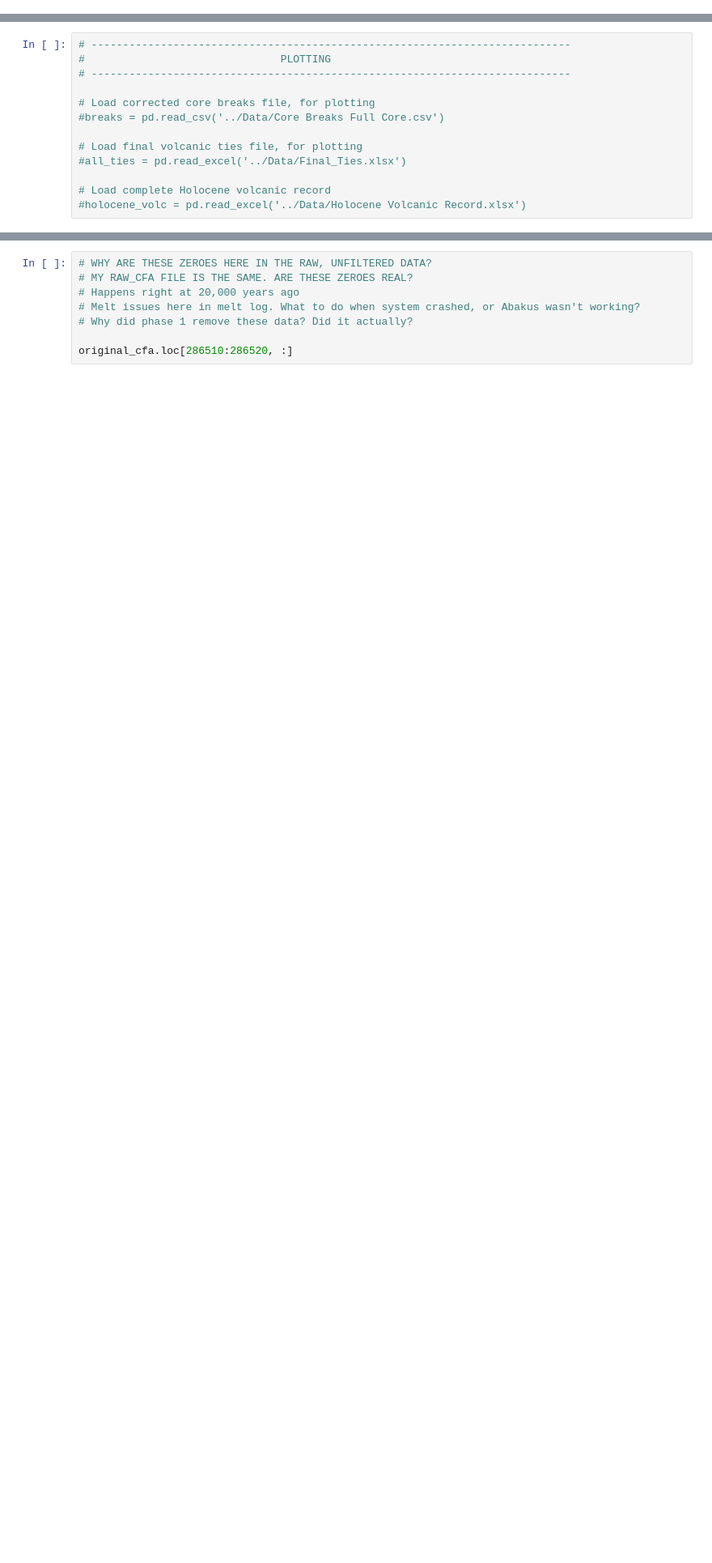
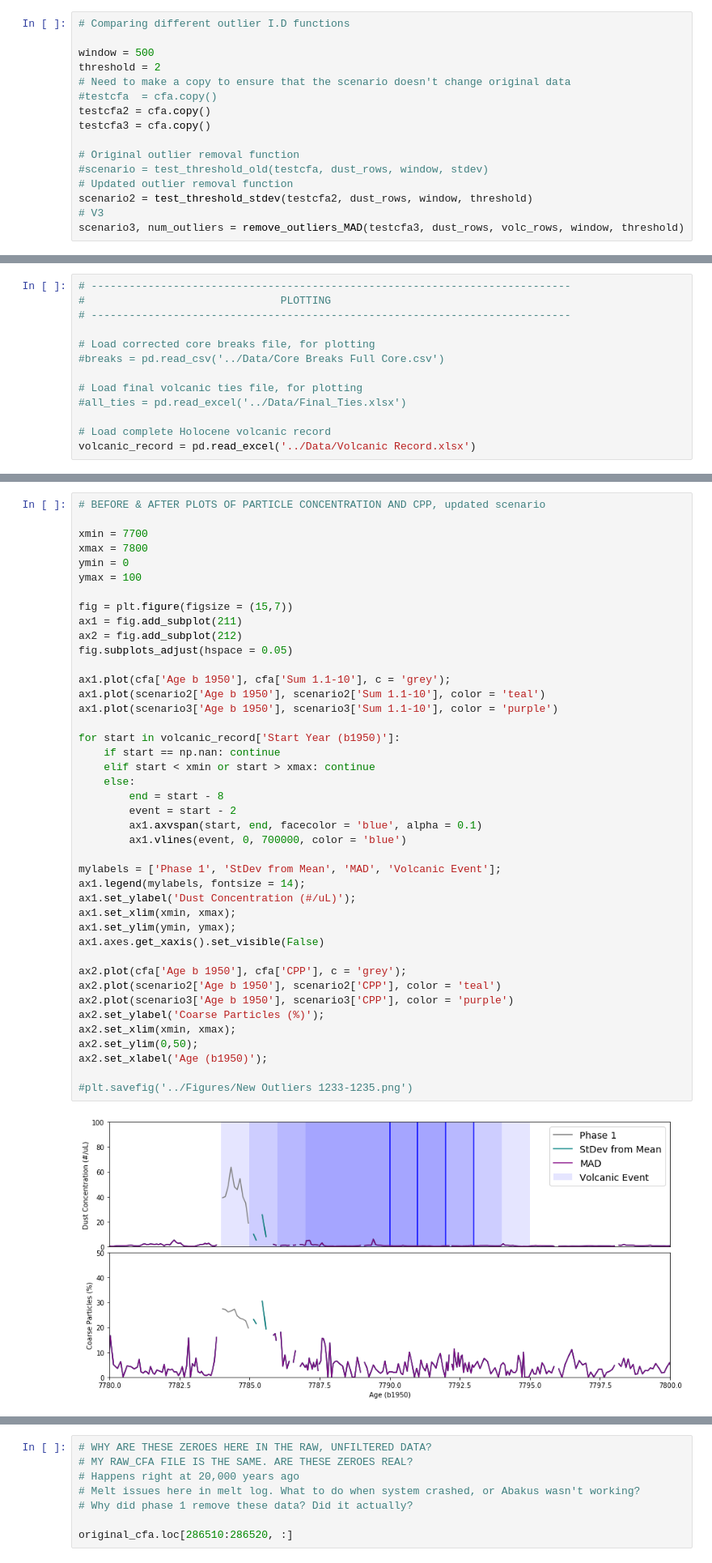
Before and after one commit to katherine-anderson/SPICEcore_Dust_Data_Processing, a Jupyter notebook: Phase 2 SPICE Contamination and Outlier Removal.ipynb, the cells around one changed output, grey strips where cells are left out. Shown: that part at 81% size. Drawn from its saved outputs; the diff is of its cells as text; blank space fills up the shorter version.

```diff
--- a/Phase 2 SPICE Contamination and Outlier Removal.ipynb
+++ b/Phase 2 SPICE Contamination and Outlier Removal.ipynb
@@ -262,0 +244,16 @@ cfa.loc[335505:335509, :]
+# %%
+# Comparing different outlier I.D functions
+
+window = 500
+threshold = 2
+# Need to make a copy to ensure that the scenario doesn't change original data
+#testcfa  = cfa.copy()
+testcfa2 = cfa.copy()
+testcfa3 = cfa.copy()
+
+# Original outlier removal function
+#scenario = test_threshold_old(testcfa, dust_rows, window, stdev)
+# Updated outlier removal function
+scenario2 = test_threshold_stdev(testcfa2, dust_rows, window, threshold)
+# V3
+scenario3, num_outliers = remove_outliers_MAD(testcfa3, dust_rows, volc_rows, window, threshold)
@@ -272,4 +373,4 @@ cfa.loc[335505:335509, :]
 #all_ties = pd.read_excel('../Data/Final_Ties.xlsx')
 
 # Load complete Holocene volcanic record
-#holocene_volc = pd.read_excel('../Data/Holocene Volcanic Record.xlsx')
+volcanic_record = pd.read_excel('../Data/Volcanic Record.xlsx')
@@ -276,3 +443,47 @@ cfa.loc[335505:335509, :]
+# %%
+# BEFORE & AFTER PLOTS OF PARTICLE CONCENTRATION AND CPP, updated scenario
+
+xmin = 7700
+xmax = 7800
+ymin = 0
+ymax = 100
+
+fig = plt.figure(figsize = (15,7))
+ax1 = fig.add_subplot(211)
+ax2 = fig.add_subplot(212)
+fig.subplots_adjust(hspace = 0.05)
+
+ax1.plot(cfa['Age b 1950'], cfa['Sum 1.1-10'], c = 'grey');
+ax1.plot(scenario2['Age b 1950'], scenario2['Sum 1.1-10'], color = 'teal')
+ax1.plot(scenario3['Age b 1950'], scenario3['Sum 1.1-10'], color = 'purple')
+
+for start in volcanic_record['Start Year (b1950)']:
+    if start == np.nan: continue
+    elif start < xmin or start > xmax: continue
+    else:
+        end = start - 8
+        event = start - 2
+        ax1.axvspan(start, end, facecolor = 'blue', alpha = 0.1)
+        ax1.vlines(event, 0, 700000, color = 'blue')
+
+mylabels = ['Phase 1', 'StDev from Mean', 'MAD', 'Volcanic Event'];
+ax1.legend(mylabels, fontsize = 14);
+ax1.set_ylabel('Dust Concentration (#/uL)');
+ax1.set_xlim(xmin, xmax);
+ax1.set_ylim(ymin, ymax);
+ax1.axes.get_xaxis().set_visible(False)
+
+ax2.plot(cfa['Age b 1950'], cfa['CPP'], c = 'grey');
+ax2.plot(scenario2['Age b 1950'], scenario2['CPP'], color = 'teal')
+ax2.plot(scenario3['Age b 1950'], scenario3['CPP'], color = 'purple')
+ax2.set_ylabel('Coarse Particles (%)');
+ax2.set_xlim(xmin, xmax);
+ax2.set_ylim(0,50);
+ax2.set_xlabel('Age (b1950)');
+
+#plt.savefig('../Figures/New Outliers 1233-1235.png')
+# %% [output]
+[figure, added]
 # %%
 # PARTICLE CONCENTRATION OUTLIER REMOVAL WITH DIFFERENT BACKGROUNDS
 # BY DEPTH
```
Also changed, not shown: parts of 27 cells of this notebook, 3 other files.
